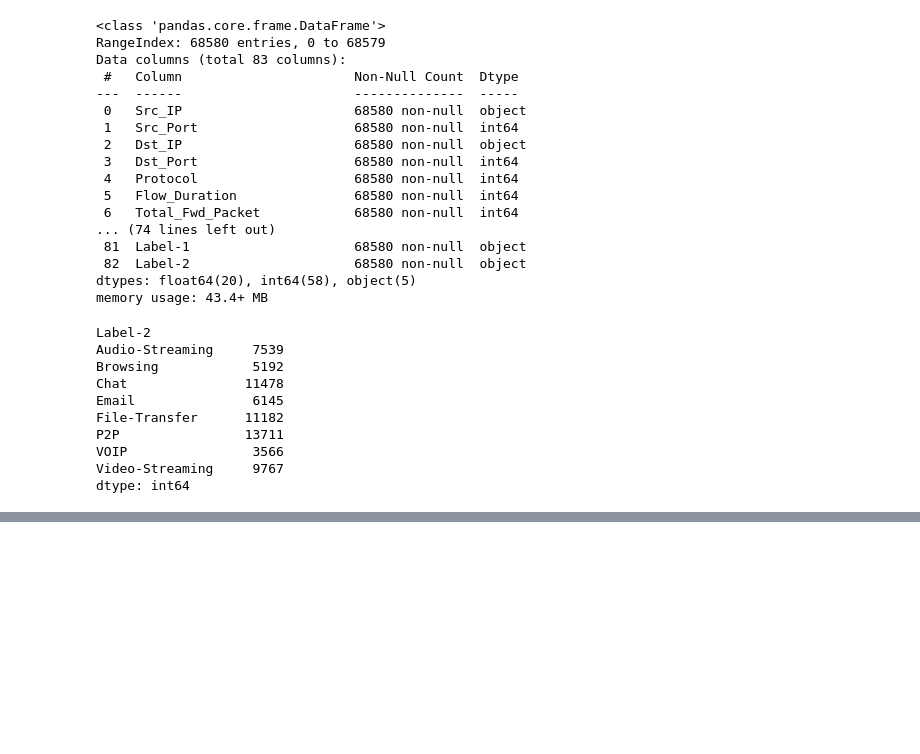
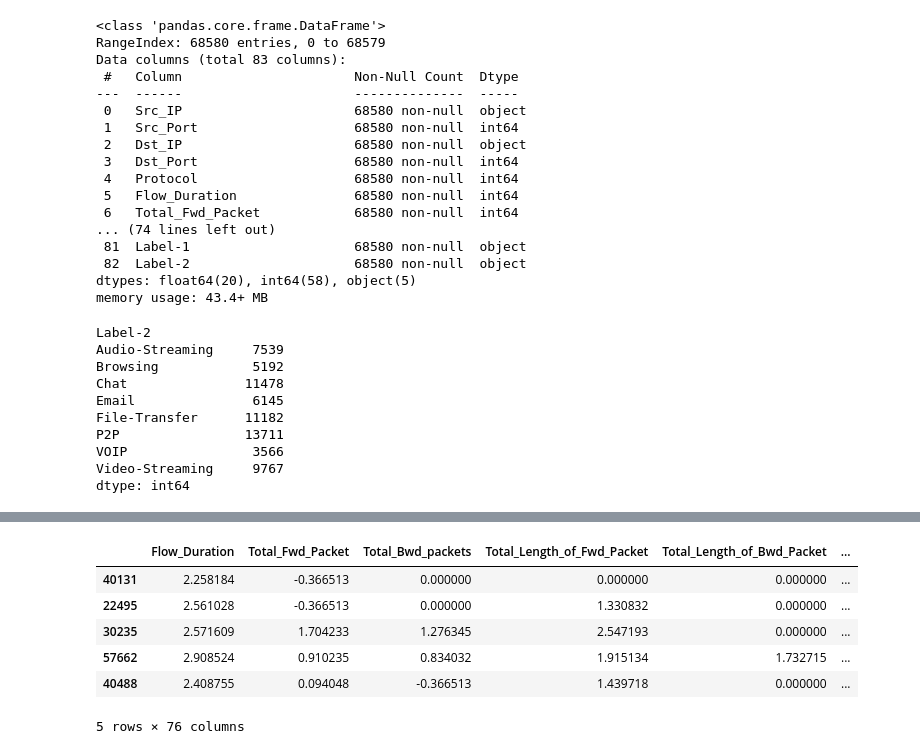
Before and after one commit to fpsomad/fpsomad, a Jupyter notebook: Darknet.ipynb, the cells around one changed output, grey strips where cells are left out. Saved outputs shown, nothing was run; the diff lists cells and outputs as text; code cells hidden in the pictures; blank space fills up the shorter version.

```diff
--- a/Darknet.ipynb
+++ b/Darknet.ipynb
@@ -107,0 +86,17 @@ dtype: int64
+# %%
+#κλιμάκωση δεδομένων
+data0 = data.drop(['Src_Port', 'Dst_Port','Protocol'], axis = 1)
+
+for column in data0.columns :
+  data0[column] = data0[column].apply(lambda x: np.log(x) if x !=0 else 0)
+
+data0 =data0.sample(frac=1)
+data0.head()
+# %% [output]
+|  | Flow_Duration | Total_Fwd_Packet | Total_Bwd_packets | Total_Length_of_Fwd_Packet | Total_Length_of_Bwd_Packet | ... |
+| 40131 | 2.258184 | -0.366513 | 0.000000 | 0.000000 | 0.000000 | ... |
+| 22495 | 2.561028 | -0.366513 | 0.000000 | 1.330832 | 0.000000 | ... |
+| 30235 | 2.571609 | 1.704233 | 1.276345 | 2.547193 | 0.000000 | ... |
+| 57662 | 2.908524 | 0.910235 | 0.834032 | 1.915134 | 1.732715 | ... |
+| 40488 | 2.408755 | 0.094048 | -0.366513 | 1.439718 | 0.000000 | ... |
+5 rows × 76 columns
```
Also changed, not shown: parts of 11 cells of this notebook.
